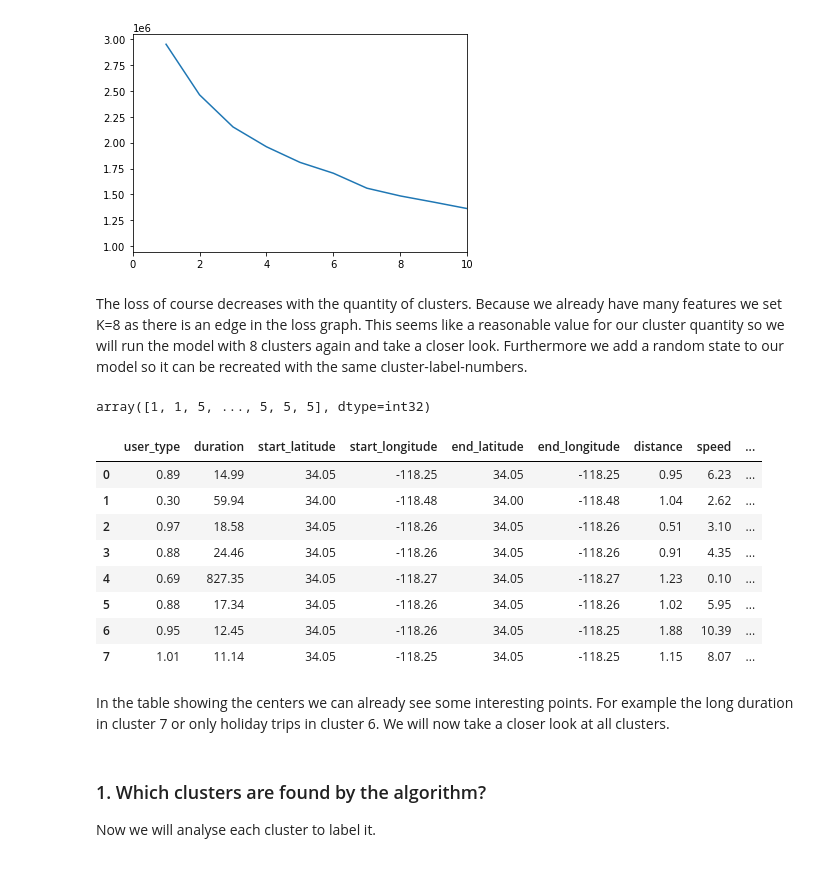
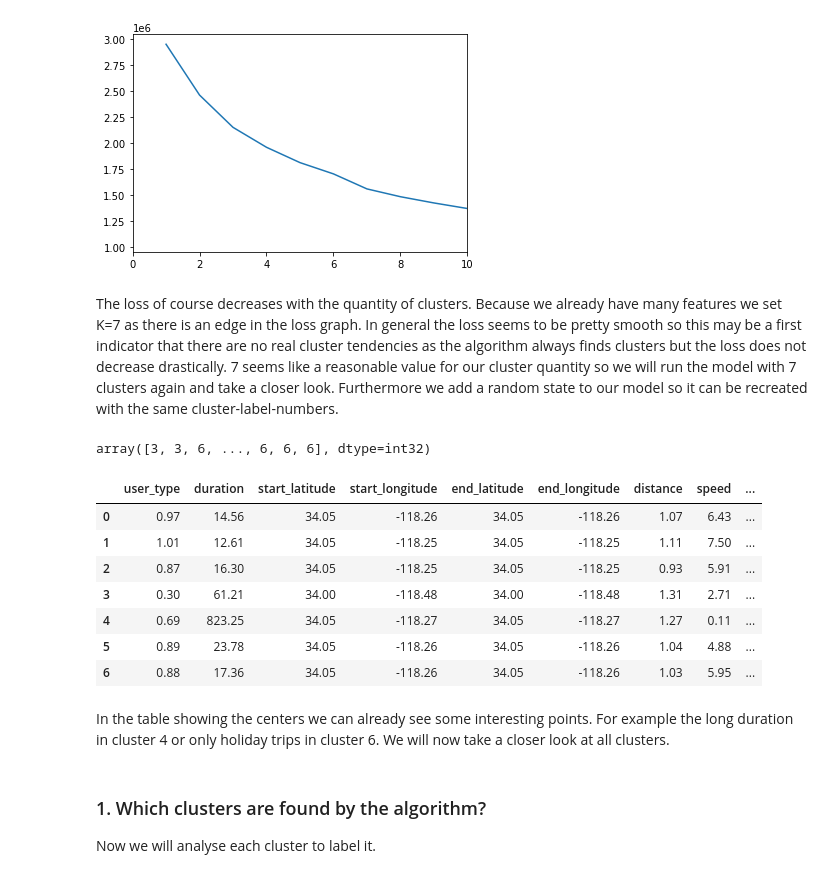
Before and after one commit to katekuian/aa_2021_magma, a Jupyter notebook: 03_cluster_analysis/00_cluster_trip_types.ipynb, the cells around one changed output. Drawn from its saved outputs; the diff is of its cells as text; code cells hidden in the pictures.

```diff
--- a/03_cluster_analysis/00_cluster_trip_types.ipynb
+++ b/03_cluster_analysis/00_cluster_trip_types.ipynb
@@ -220,7 +223,7 @@ losses = []
 
 # train each model and save losses
 for k in range(k_max):
-    model = KMeans(n_clusters=k + 1, )
+    model = KMeans(n_clusters=k + 1, random_state=4711)
     model.fit(X_scaled)
     clusters.append(k + 1)
     losses.append(model.inertia_)
@@ -238,34 +241,33 @@ plt.xlim([0, 10])
 (0.0, 10.0)
 [figure]
 # %% [markdown]
-The loss of course decreases with the quantity of clusters. Because we already have many features we set K=8 as there is an edge in the loss graph. This seems like a reasonable value for our cluster quantity so we will run the model with 8 clusters again and take a closer look. Furthermore we add a random state to our model so it can be recreated with the same cluster-label-numbers.
+The loss of course decreases with the quantity of clusters. Because we already have many features we set K=7 as there is an edge in the loss graph. In general the loss seems to be pretty smooth so this may be a first indicator that there are no real cluster tendencies as the algorithm always finds clusters but the loss does not decrease drastically. 7 seems like a reasonable value for our cluster quantity so we will run the model with 7 clusters again and take a closer look. Furthermore we add a random state to our model so it can be recreated with the same cluster-label-numbers.
 # %%
-# run again with k=8
-eight_means = KMeans(n_clusters=8, random_state=4711)
-eight_means.fit(X_scaled)
-eight_means.predict(X_scaled)
+# run again with k=7
+seven_means = KMeans(n_clusters=7, random_state=4711)
+seven_means.fit(X_scaled)
+seven_means.predict(X_scaled)
 # %% [output]
-array([1, 1, 5, ..., 5, 5, 5], dtype=int32)
+array([3, 3, 6, ..., 6, 6, 6], dtype=int32)
 # %%
 # create dataframe with clusters, their size and the means of the features
-clusters = eight_means.cluster_centers_
+clusters = seven_means.cluster_centers_
 clusters = scaler.inverse_transform(clusters)
 clusters_df = pd.DataFrame(clusters, columns=X.columns)
 clusters_rounded_df = clusters_df.round(2)
-clusters_rounded_df["size"] = X_scaled_df.groupby(eight_means.labels_).size()
+clusters_rounded_df["size"] = X_scaled_df.groupby(seven_means.labels_).size()
 clusters_rounded_df.head(10)
 # %% [output]
 |  | user_type | duration | start_latitude | start_longitude | end_latitude | end_longitude | distance | speed | ... |
-| 0 | 0.89 | 14.99 | 34.05 | -118.25 | 34.05 | -118.25 | 0.95 | 6.23 | ... |
-| 1 | 0.30 | 59.94 | 34.00 | -118.48 | 34.00 | -118.48 | 1.04 | 2.62 | ... |
-| 2 | 0.97 | 18.58 | 34.05 | -118.26 | 34.05 | -118.26 | 0.51 | 3.10 | ... |
-| 3 | 0.88 | 24.46 | 34.05 | -118.26 | 34.05 | -118.26 | 0.91 | 4.35 | ... |
-| 4 | 0.69 | 827.35 | 34.05 | -118.27 | 34.05 | -118.27 | 1.23 | 0.10 | ... |
-| 5 | 0.88 | 17.34 | 34.05 | -118.26 | 34.05 | -118.26 | 1.02 | 5.95 | ... |
-| 6 | 0.95 | 12.45 | 34.05 | -118.26 | 34.05 | -118.25 | 1.88 | 10.39 | ... |
-| 7 | 1.01 | 11.14 | 34.05 | -118.25 | 34.05 | -118.25 | 1.15 | 8.07 | ... |
+| 0 | 0.97 | 14.56 | 34.05 | -118.26 | 34.05 | -118.26 | 1.07 | 6.43 | ... |
+| 1 | 1.01 | 12.61 | 34.05 | -118.25 | 34.05 | -118.25 | 1.11 | 7.50 | ... |
+| 2 | 0.87 | 16.30 | 34.05 | -118.25 | 34.05 | -118.25 | 0.93 | 5.91 | ... |
+| 3 | 0.30 | 61.21 | 34.00 | -118.48 | 34.00 | -118.48 | 1.31 | 2.71 | ... |
+| 4 | 0.69 | 823.25 | 34.05 | -118.27 | 34.05 | -118.27 | 1.27 | 0.11 | ... |
+| 5 | 0.89 | 23.78 | 34.05 | -118.26 | 34.05 | -118.26 | 1.04 | 4.88 | ... |
+| 6 | 0.88 | 17.36 | 34.05 | -118.26 | 34.05 | -118.26 | 1.03 | 5.95 | ... |
 # %% [markdown]
-In the table showing the centers we can already see some interesting points. For example the long duration in cluster 7 or only holiday trips in cluster 6. We will now take a closer look at all clusters.
+In the table showing the centers we can already see some interesting points. For example the long duration in cluster 4 or only holiday trips in cluster 6. We will now take a closer look at all clusters.
 # %% [markdown]
 ### 1. Which clusters are found by the algorithm?
 
```
Also changed, not shown: parts of 19 cells of this notebook, 1 other file.
